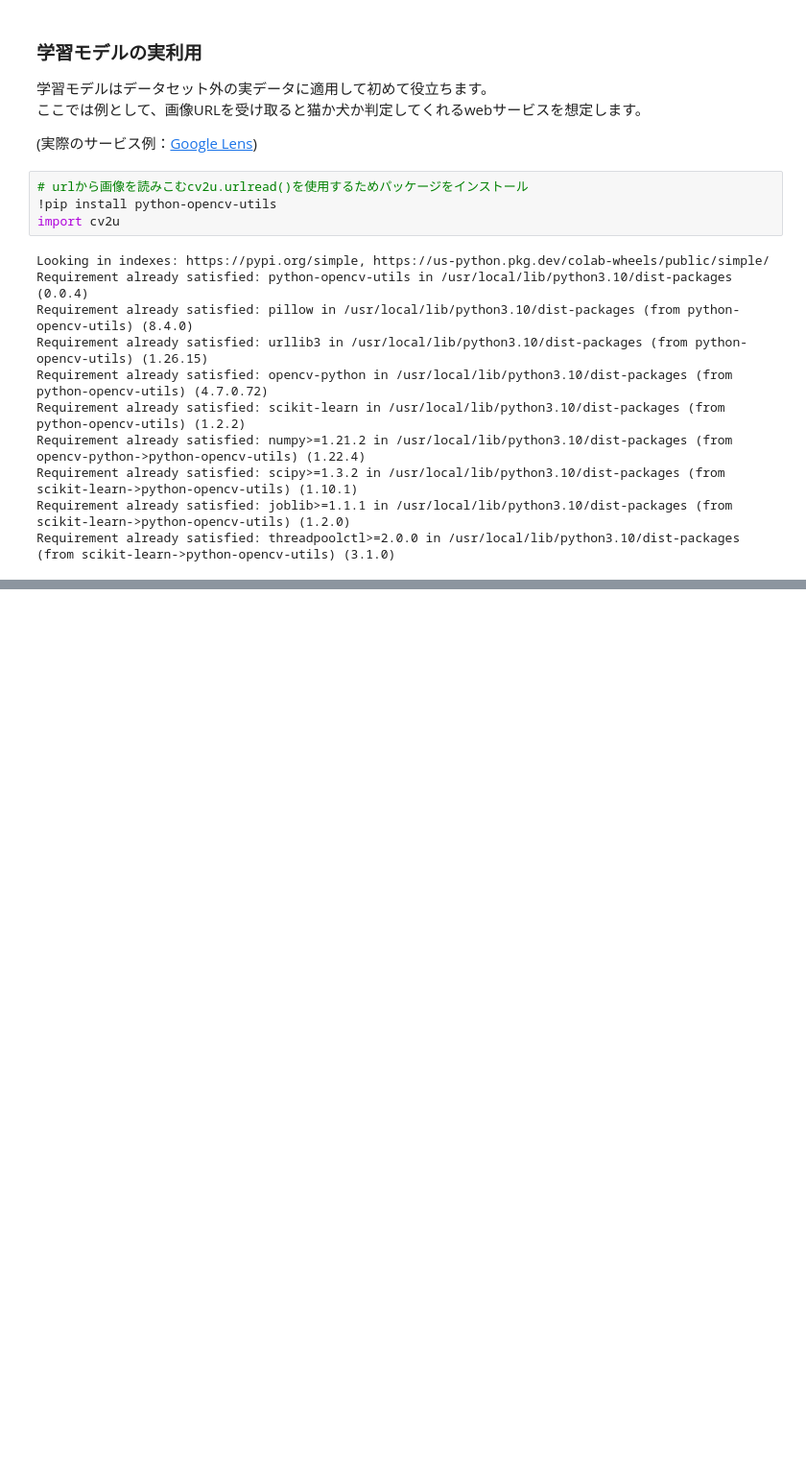
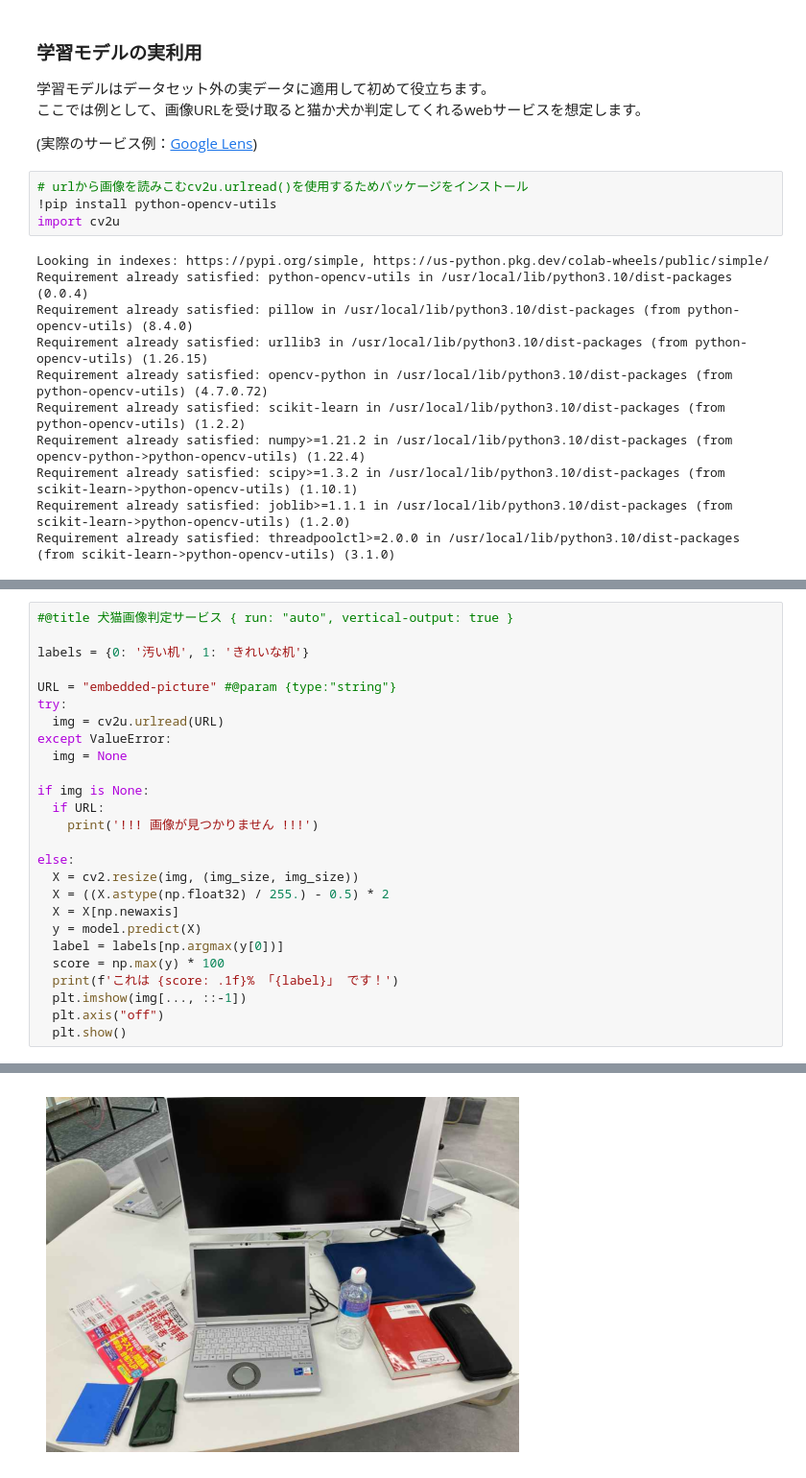
Before and after one commit to koki27345/R-D-kennsyuu, a Jupyter notebook: tutorial_image_classification.ipynb, the cells around one changed output, grey strips where cells are left out. Shown at 96% size. Saved outputs shown, nothing was run; the diff lists cells and outputs as text; blank space fills up the shorter version.

```diff
--- a/tutorial_image_classification.ipynb
+++ b/tutorial_image_classification.ipynb
@@ -510,0 +511,27 @@ else:
+# %%
+#@title 犬猫画像判定サービス { run: "auto", vertical-output: true }
+
+labels = {0: '汚い机', 1: 'きれいな机'}
+
+URL = "embedded-picture" #@param {type:"string"}
+try:
+  img = cv2u.urlread(URL)
+except ValueError:
+  img = None
+
+if img is None:
+  if URL:
+    print('!!! 画像が見つかりません !!!')
+
+else:
+  X = cv2.resize(img, (img_size, img_size))
+  X = ((X.astype(np.float32) / 255.) - 0.5) * 2
+  X = X[np.newaxis]
+  y = model.predict(X)
+  label = labels[np.argmax(y[0])]
+  score = np.max(y) * 100
+  print(f'これは {score: .1f}% 「{label}」 です！')
+  plt.imshow(img[..., ::-1])
+  plt.axis("off")
+  plt.show()
+# %% [output]
@@ -511,3 +540,4 @@ else:
+[figure, added]
 # %% [markdown]
 ### より良い精度を目指して
 
```
Also changed, not shown: parts of 14 cells of this notebook.
